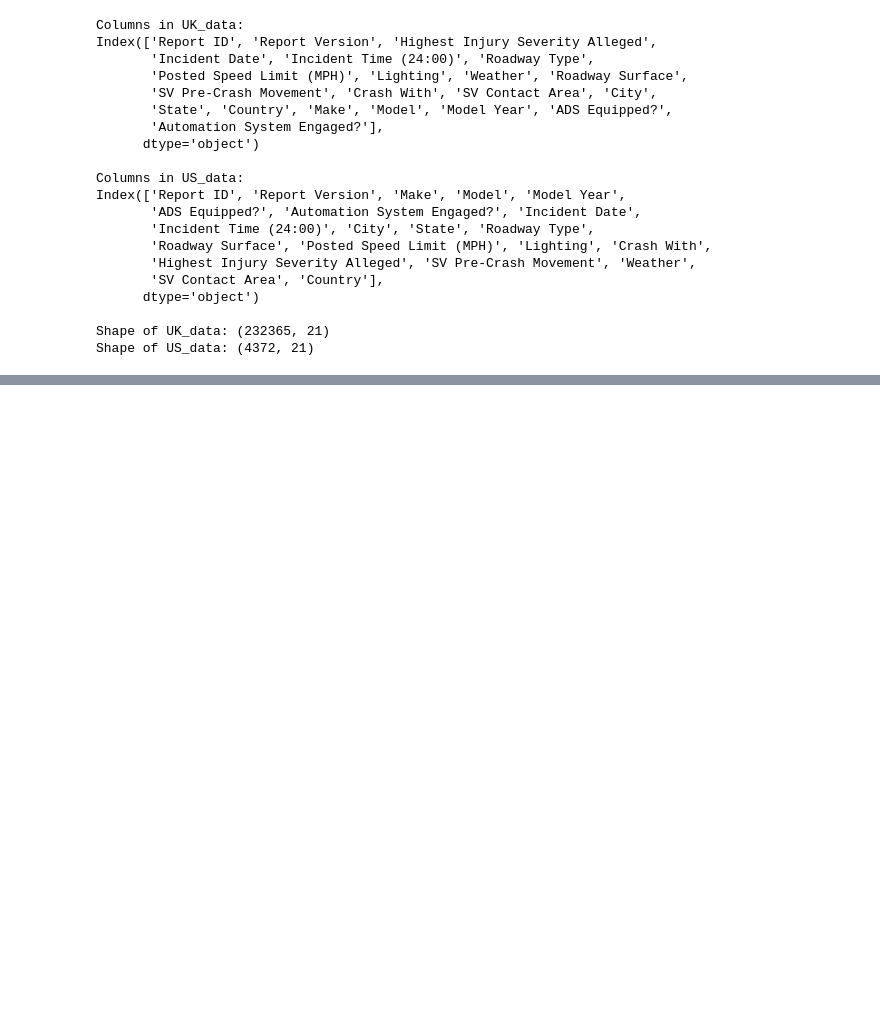
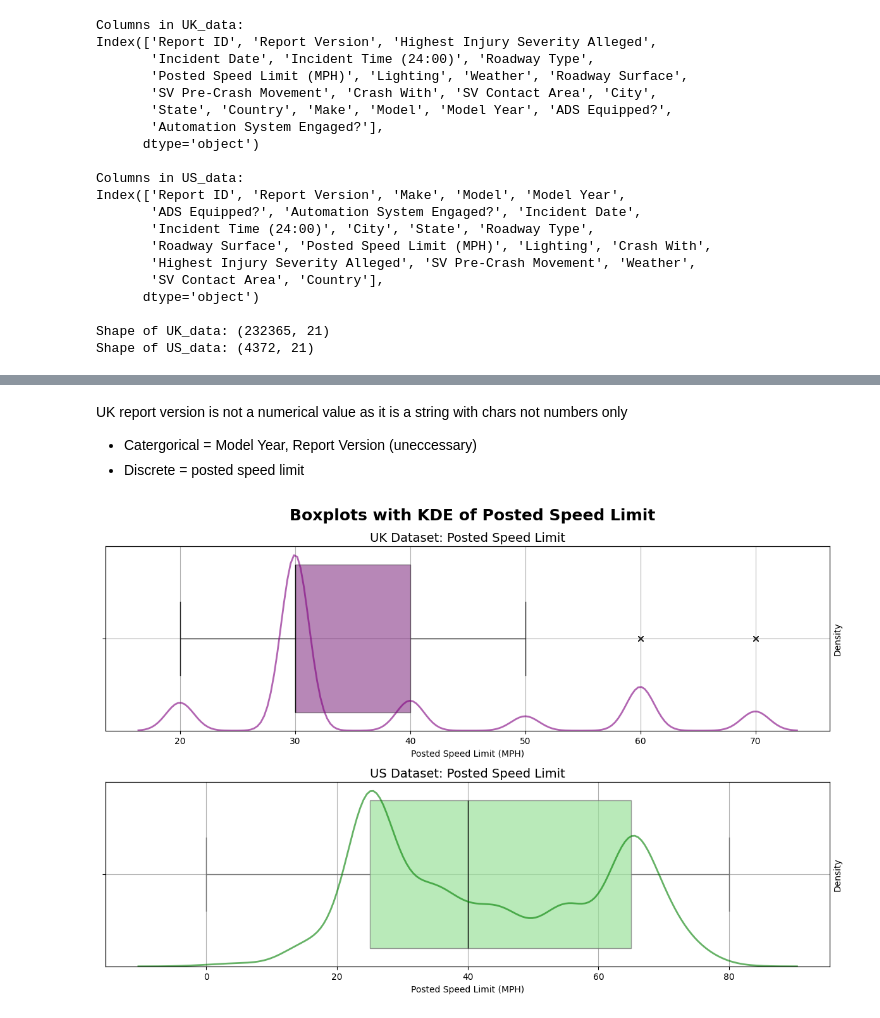
Before and after one commit to mhnrirfan/ML-AI-Risk-Analysis-AV-Data-, a Jupyter notebook: EDA/EDA.Ipynb, the cells around one changed output, grey strips where cells are left out. Saved outputs shown, nothing was run; the diff lists cells and outputs as text; code cells hidden in the pictures; blank space fills up the shorter version.

```diff
--- a/EDA/EDA.Ipynb
+++ b/EDA/EDA.Ipynb
@@ -141,0 +214,47 @@ print(area_counts_df)
+# %% [markdown]
+UK report version is not a numerical value as it is a string with chars not numbers only
+* Catergorical = Model Year, Report Version (uneccessary)
+* Discrete = posted speed limit
+# %%
+
+def plot_posted_speed_limit_boxplots(UK_data, US_data):
+    fig, axes = plt.subplots(nrows=2, ncols=1, figsize=(12, 8))
+
+    # UK plot – pastel purple boxplot
+    sns.boxplot(data=UK_data, x='Posted Speed Limit (MPH)', color='purple',
+                ax=axes[0], flierprops=dict(marker='x', markersize=6),
+                boxprops=dict(alpha=0.5), medianprops=dict(color='black'))
+    axes[0].set_title("UK Dataset: Posted Speed Limit", fontsize=14)
+    axes[0].grid(True)
+
+    # UK KDE overlay on secondary y-axis
+    ax2_uk = axes[0].twinx()
+    sns.kdeplot(UK_data['Posted Speed Limit (MPH)'].dropna(), color='purple', alpha=0.6, lw=2, ax=ax2_uk)
+    ax2_uk.set_ylabel('Density', fontsize=10)
+    ax2_uk.grid(False)
+    ax2_uk.set_yticks([])
+
+    # US plot – pastel mint green boxplot
+    sns.boxplot(data=US_data, x='Posted Speed Limit (MPH)', color='lightgreen',
+                ax=axes[1], flierprops=dict(marker='x', markersize=6),
+                boxprops=dict(alpha=0.7), medianprops=dict(color='black'))
+    axes[1].set_title("US Dataset: Posted Speed Limit", fontsize=14)
+    axes[1].grid(True)
+
+    # US KDE overlay on secondary y-axis
+    ax2_us = axes[1].twinx()
+    sns.kdeplot(US_data['Posted Speed Limit (MPH)'].dropna(), color='green', alpha=0.6, lw=2, ax=ax2_us)
+    ax2_us.set_ylabel('Density', fontsize=10)
+    ax2_us.grid(False)
+    ax2_us.set_yticks([])
+
+    # Super title
+    plt.suptitle("Boxplots with KDE of Posted Speed Limit", fontsize=18, fontweight='bold')
+    plt.tight_layout()
+    plt.show()
+
+
+# Call the function
+plot_posted_speed_limit_boxplots(UK_data, US_data)
+# %% [output]
+[figure, added]
```
Also changed, not shown: parts of 29 cells of this notebook, 3 other files.
